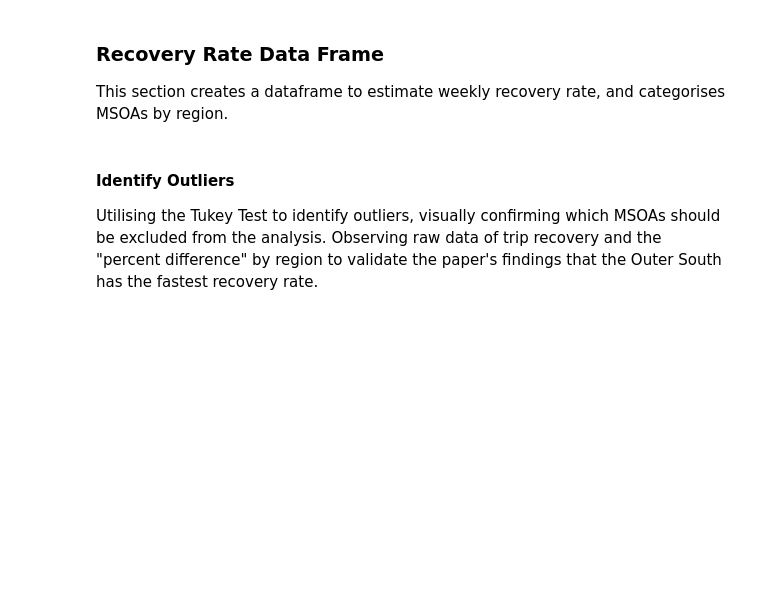
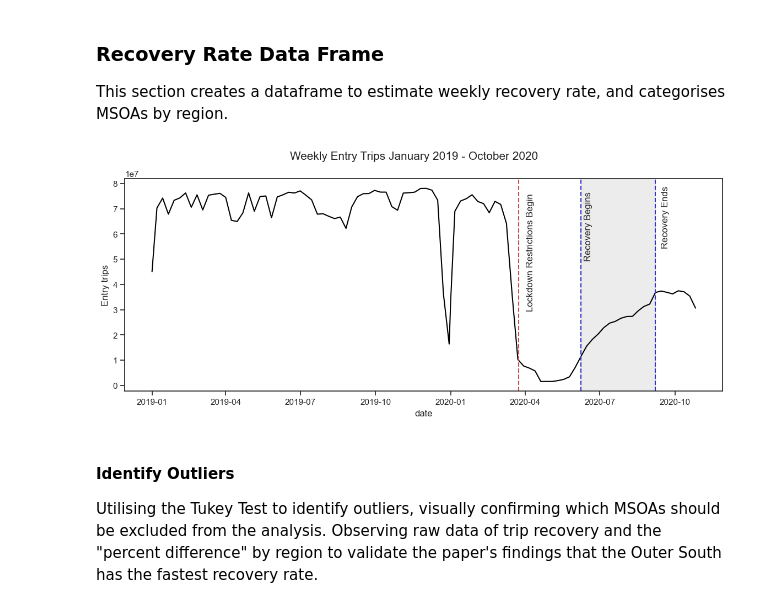
Before and after one commit to divyasharma-git/spatial-resilience, a Jupyter notebook: 01-recoveryrate.ipynb, the cells around one changed output. Cells and saved outputs as stored; diff of their text form; code cells hidden in the pictures; blank space fills up the shorter version.

```diff
--- a/01-recoveryrate.ipynb
+++ b/01-recoveryrate.ipynb
@@ -59,6 +59,41 @@ This section creates a dataframe to estimate weekly recovery rate, and categoris
 # Convert week_beg to datetime to allow for plotting by time
 pt_msoaest['week_beg'] = pd.to_datetime(pt_msoaest['week_beg'])
 #pt_msoaest.info()
+# %%
+sns.set_context('notebook')
+
+fig, ax = plt.subplots(1, 1, figsize=(14, 5), sharex=False, sharey=False)
+
+
+df = pt_msoaest
+df = df[(df['week_beg']>='01/01/2019')&(df['week_beg']<='10/30/2020')]
+df = df.groupby(['week_beg'])['origin_trips'].agg('sum')
+df = pd.DataFrame(df).reset_index()
+
+p = sns.lineplot(data = df, x = "week_beg", y = "origin_trips", ci = None, color = 'black')
+
+ax.axvspan(date2num(datetime(2020,6,8)), date2num(datetime(2020,9,7)), color="grey", alpha=0.15)
+ax.axvline(date2num(datetime(2020,3,24)), color='r', ls='--')
+ax.axvline(date2num(datetime(2020,6,8)), color='#3333CC', ls='--')
+ax.axvline(date2num(datetime(2020,9,7)), color='#3333CC', ls='--')
+
+plt.text(date2num(datetime(2020,4,2)), 30000000, "Lockdown Restrictions Begin", rotation='vertical', fontsize=12)
+plt.text(date2num(datetime(2020,6,12)), 50000000, "Recovery Begins", rotation='vertical', fontsize=12)
+plt.text(date2num(datetime(2020,9,14)), 55000000, "Recovery Ends", rotation='vertical', fontsize=12)
+
+
+fig.suptitle('Weekly Entry Trips January 2019 - October 2020', fontsize=15)
+plt.ylabel("Entry trips")
+plt.xlabel("date")
+
+#plt.ticklabel_format(style='plain', axis='y')
+#p.set_xticklabels(labels = df['week_beg'], rotation=45)
+
+plt.tick_params(left='on', bottom='on')
+# plt.savefig('../figures/weeklytrips.jpeg', dpi = 1200)
+plt.show()
+# %% [output]
+[figure, added]
 # %%
 # Set parameters of dates for analysis -- when restrictions were lifted to when new restrictions were introduced
 start_wk = 23 # beginning of recovery based on origin_trips count
```
Also changed, not shown: parts of 5 cells of this notebook, 1 other file.
